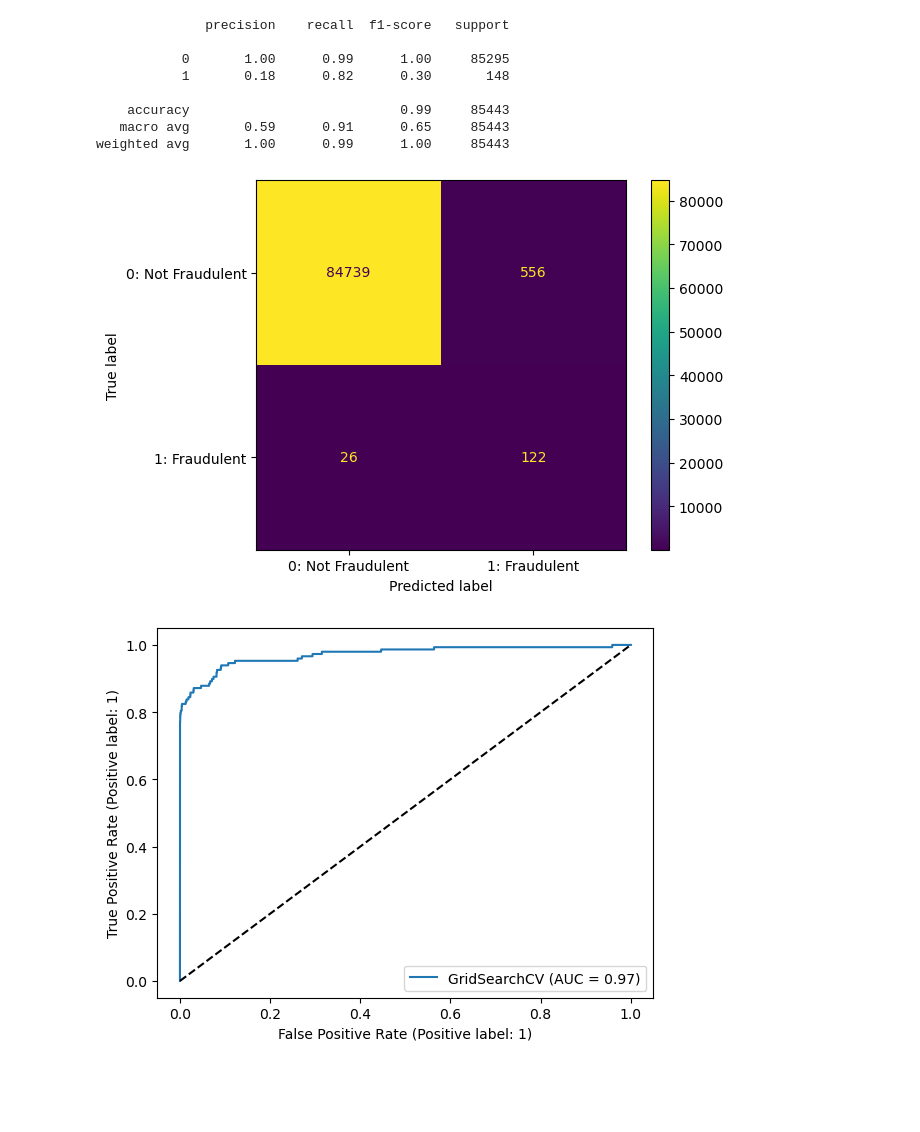
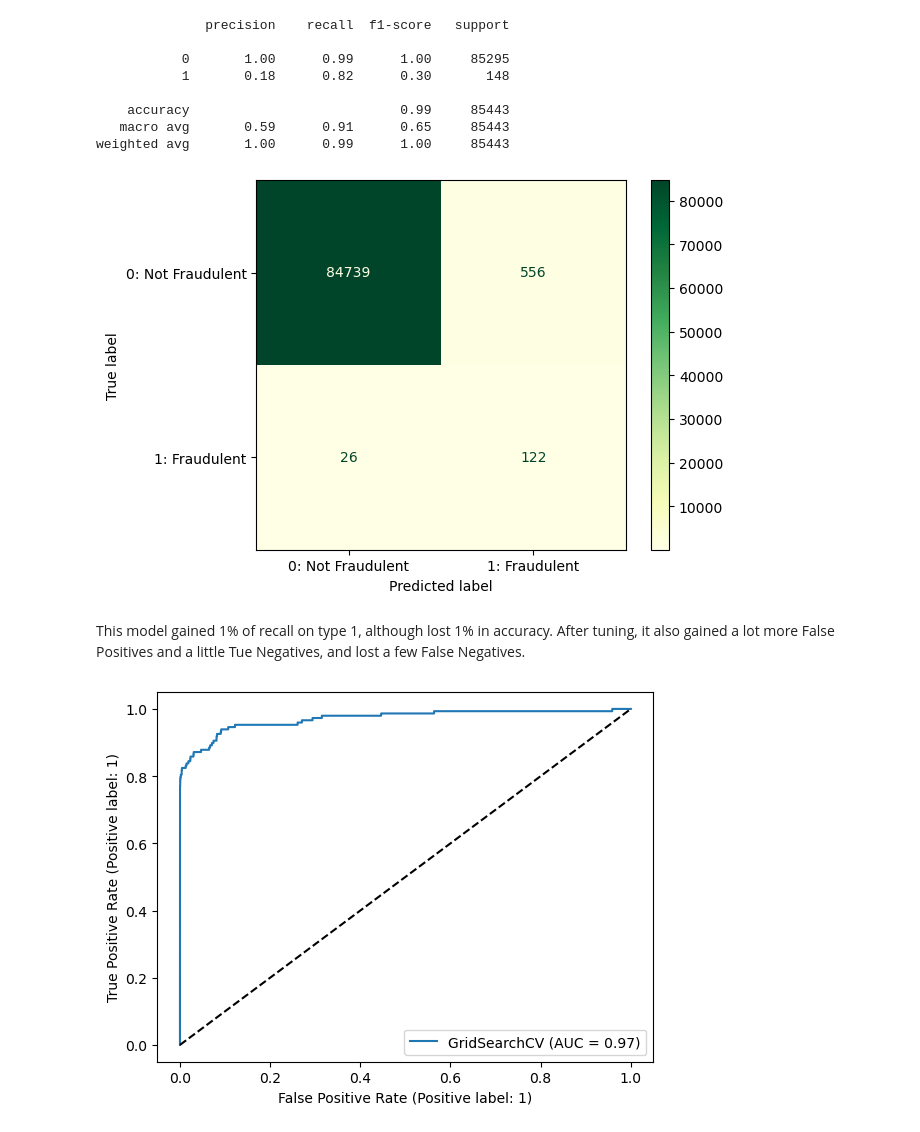
Before and after one commit to corvusxi/phase5_project, a Jupyter notebook: Credit_Card_Fraud_XGBoost.ipynb, the cells around one changed output. Saved outputs shown, nothing was run; the diff lists cells and outputs as text; code cells hidden in the pictures; blank space fills up the shorter version.

```diff
--- a/Credit_Card_Fraud_XGBoost.ipynb
+++ b/Credit_Card_Fraud_XGBoost.ipynb
@@ -114,7 +114,7 @@ print(y_test.shape)
 # %%
 xgbsteps = [("smote", SMOTE(random_state=53)),
          ("scaler", StandardScaler()),
-         ("xgb", XGBClassifier(objective="reg:squarederror"))]
+         ("xgb", XGBClassifier(random_state=53, objective="reg:squarederror"))]
 
 xgbpipe = Pipeline(xgbsteps)
 # %%
@@ -162,10 +165,14 @@ plt.plot([0, 1], [0, 1], "k--");
 # %% [output]
 [figure]
 # %%
-xgbparams = {"xgb__max_depth": [3, 4, 5], "xgb__learning_rate": [.1, .25, .5], "xgb__reg_alpha": [0, .25, .5], "xgb__reg_lambda": [0, .25, .5],
-             "xgb__n_estimators": [100, 150, 200]}
+xgbparams = {"xgb__n_estimators": [100, 150, 200],
+             "xgb__max_depth": [3, 4, 5],
+             "xgb__learning_rate": [.1, .25, .5],
+             "xgb__reg_alpha": [0, .25, .5],
+             "xgb__reg_lambda": [0, .25, .5]
+             }
 
-xgbgrid = GridSearchCV(estimator=xgbpipe, param_grid=xgbparams, cv=5, scoring="recall") #62m run time
+xgbgrid = GridSearchCV(estimator=xgbpipe, param_grid=xgbparams, cv=5, scoring="recall") #66m run time
 # %%
 xgbgrid.fit(X_train, y_train);
 # %%
@@ -218,10 +225,14 @@ print(classification_report(y_test, y_xgbpred))
    macro avg       0.59      0.91      0.65     85443
 weighted avg       1.00      0.99      1.00     85443
 # %%
-ConfusionMatrixDisplay.from_predictions(y_test, y_xgbpred, display_labels=["0: Not Fraudulent", "1: Fraudulent"])
+ConfusionMatrixDisplay.from_predictions(y_test, y_xgbpred,
+                                        display_labels=["0: Not Fraudulent", "1: Fraudulent"],
+                                        colorbar=True, cmap="YlGn")
 plt.grid(False);
 # %% [output]
-[figure, old version]
+[figure, new version]
+# %% [markdown]
+This model gained 1% of recall on type 1, although lost 1% in accuracy. After tuning, it also gained a lot more False Positives and a little Tue Negatives, and lost a few False Negatives.
 # %%
 RocCurveDisplay.from_estimator(xgbgrid, X_test, y_test)
 plt.plot([0, 1], [0, 1], "k--");
```
Also changed, not shown: parts of 3 cells of this notebook.
